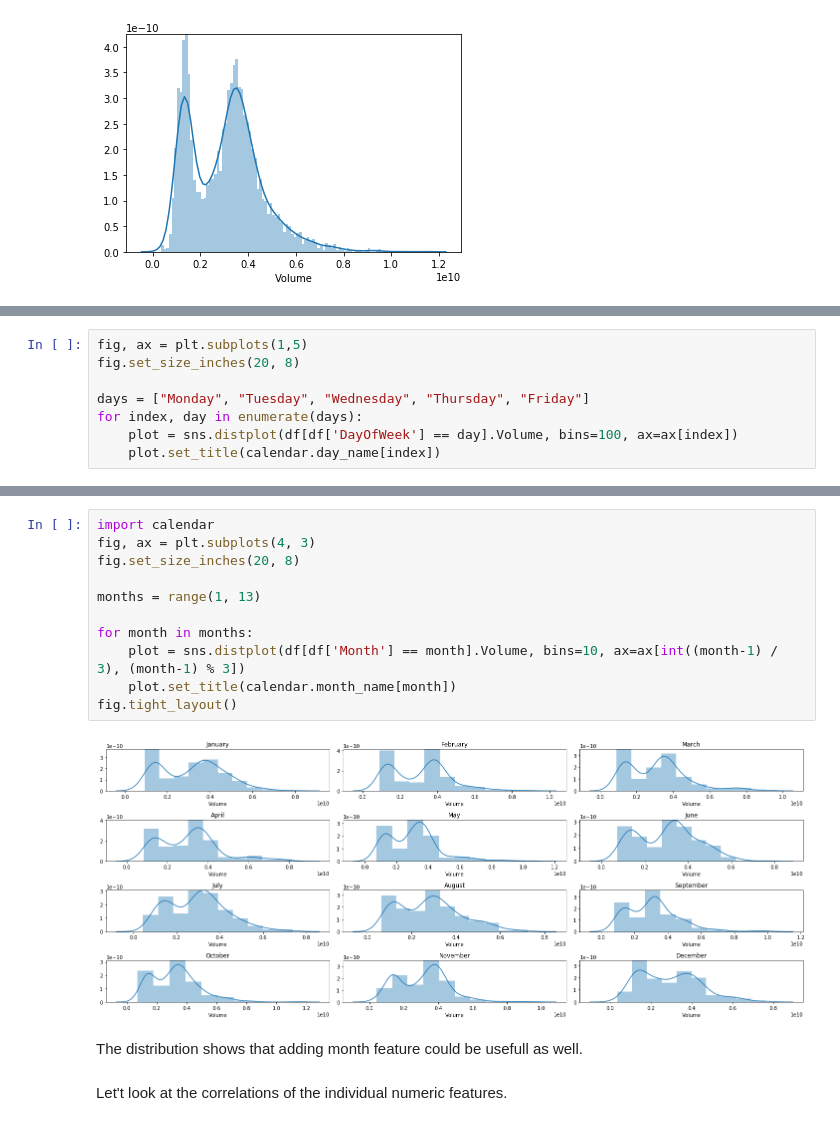
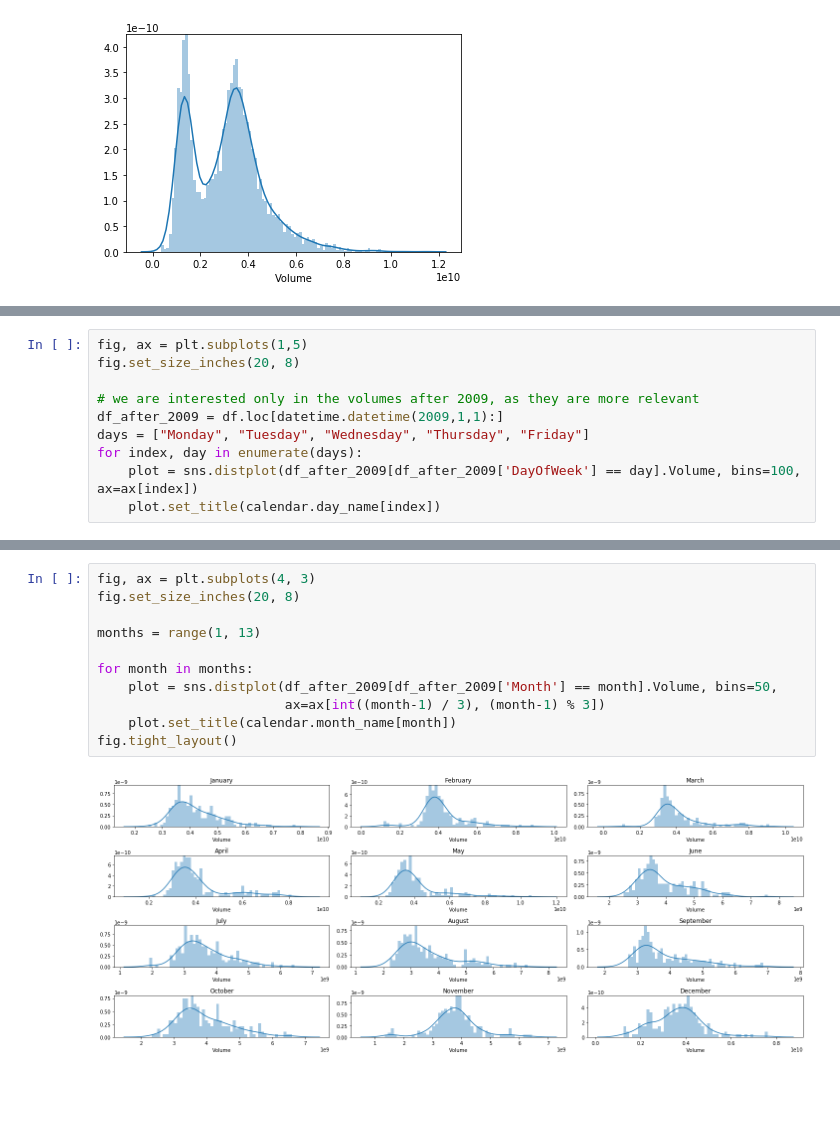
Before and after one commit to ludvik-martin/trade_volume_prediction, a Jupyter notebook: notebook/exploratory_data_analysis.ipynb, the cells around one changed output, grey strips where cells are left out. Drawn from its saved outputs; the diff is of its cells as text; blank space fills up the shorter version.

```diff
--- a/notebook/exploratory_data_analysis.ipynb
+++ b/notebook/exploratory_data_analysis.ipynb
@@ -59,8 +113,10 @@ Let's now try to find dependence on calendar day.
 fig, ax = plt.subplots(1,5)
 fig.set_size_inches(20, 8)
 
+# we are interested only in the volumes after 2009, as they are more relevant
+df_after_2009 = df.loc[datetime.datetime(2009,1,1):]
 days = ["Monday", "Tuesday", "Wednesday", "Thursday", "Friday"]
 for index, day in enumerate(days):
-    plot = sns.distplot(df[df['DayOfWeek'] == day].Volume, bins=100, ax=ax[index])
+    plot = sns.distplot(df_after_2009[df_after_2009['DayOfWeek'] == day].Volume, bins=100, ax=ax[index])
     plot.set_title(calendar.day_name[index])
 # %% [output]
@@ -72,17 +129,13 @@ Let's now try to find dependence on the month.
 # %%
-import calendar
 fig, ax = plt.subplots(4, 3)
 fig.set_size_inches(20, 8)
 
 months = range(1, 13)
 
 for month in months:
-    plot = sns.distplot(df[df['Month'] == month].Volume, bins=10, ax=ax[int((month-1) / 3), (month-1) % 3])
+    plot = sns.distplot(df_after_2009[df_after_2009['Month'] == month].Volume, bins=50,
+                        ax=ax[int((month-1) / 3), (month-1) % 3])
     plot.set_title(calendar.month_name[month])
 fig.tight_layout()
 # %% [output]
-[figure, old version]
+[figure, new version]
-# %% [markdown]
-The distribution shows that adding month feature could be usefull as well.
-# %% [markdown]
-Let't look at the correlations of the individual numeric features.
```
Also changed, not shown: parts of 22 cells of this notebook, 4 other files.
